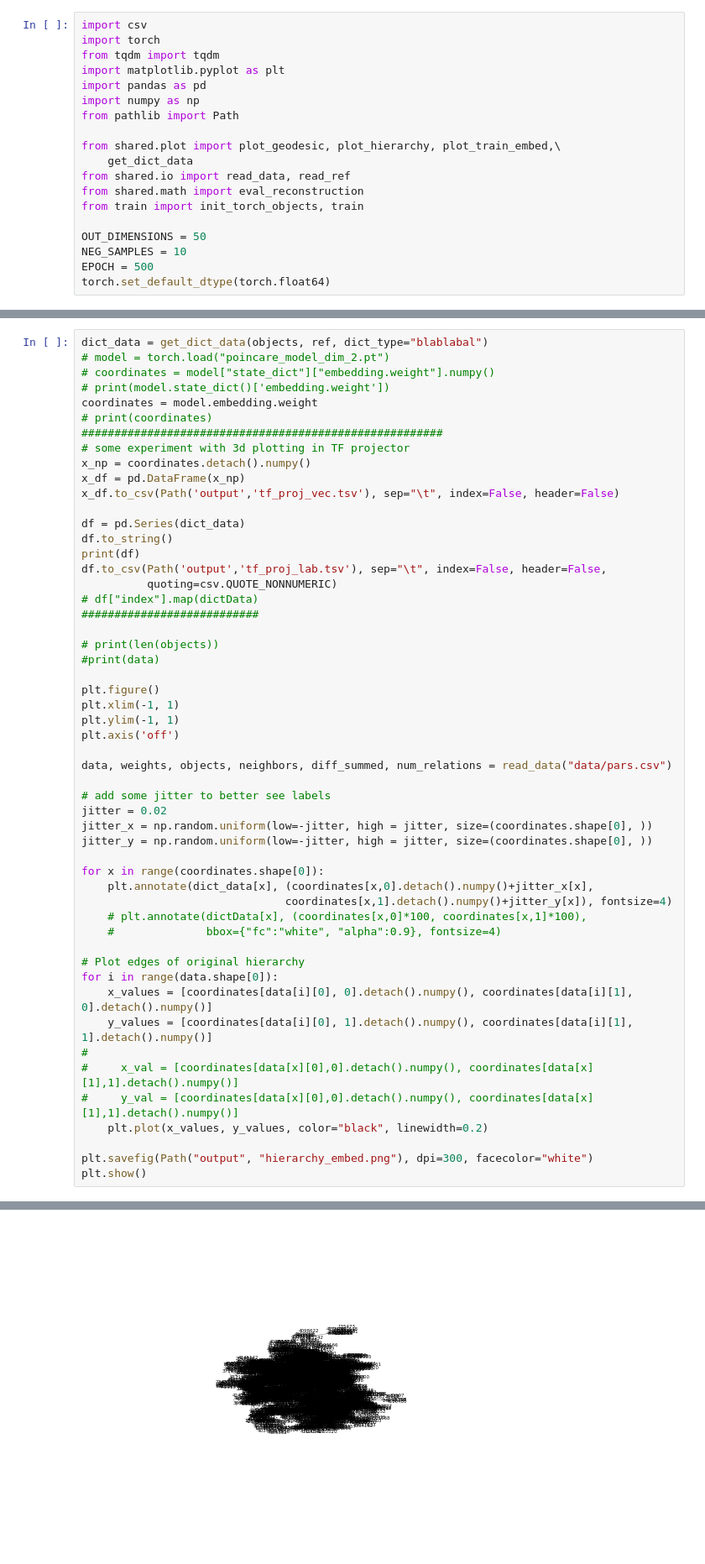
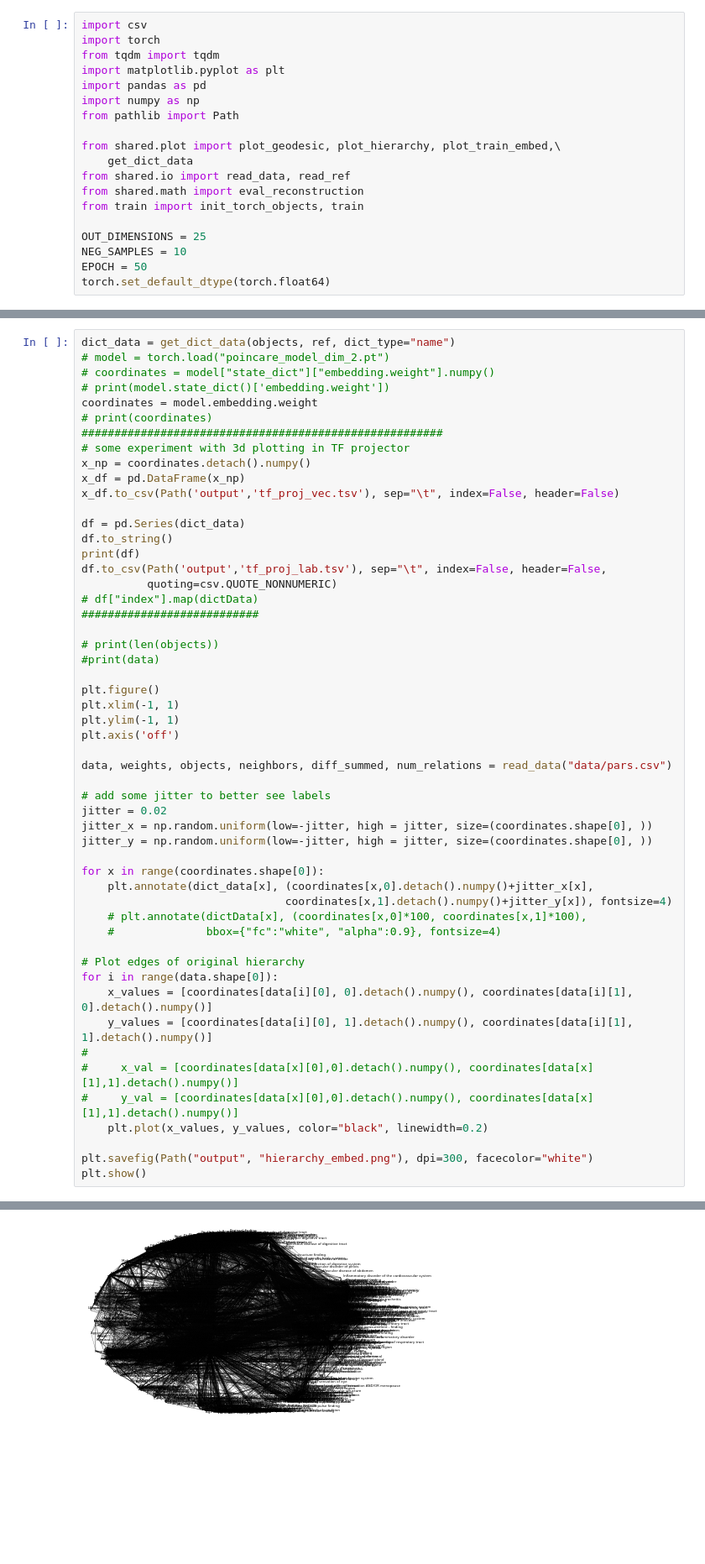
Before and after one commit to mi-erasmusmc/omop-poincare, a Jupyter notebook: main_notebook.ipynb, the cells around one changed output, grey strips where cells are left out. Shown at 84% size. Saved outputs shown, nothing was run; the diff lists cells and outputs as text; blank space fills up the shorter version.

```diff
--- a/main_notebook.ipynb
+++ b/main_notebook.ipynb
@@ -13,9 +13,9 @@ from shared.io import read_data, read_ref
 from shared.math import eval_reconstruction
 from train import init_torch_objects, train
 
-OUT_DIMENSIONS = 50
+OUT_DIMENSIONS = 25
 NEG_SAMPLES = 10
-EPOCH = 500
+EPOCH = 50
 torch.set_default_dtype(torch.float64)
 # %%
 # Plot geodesic comparison between Poincaré and Euclidean
@@ -68,5 +69,5 @@ Epoch: 9
 # %%
-dict_data = get_dict_data(objects, ref, dict_type="blablabal")
+dict_data = get_dict_data(objects, ref, dict_type="name")
 # model = torch.load("poincare_model_dim_2.pt")
 # coordinates = model["state_dict"]["embedding.weight"].numpy()
 # print(model.state_dict()['embedding.weight'])
@@ -139 +140 @@ Nodes: 2784
-[figure, old version]
+[figure, new version]
```
Also changed, not shown: parts of 4 cells of this notebook, 3 other files.
